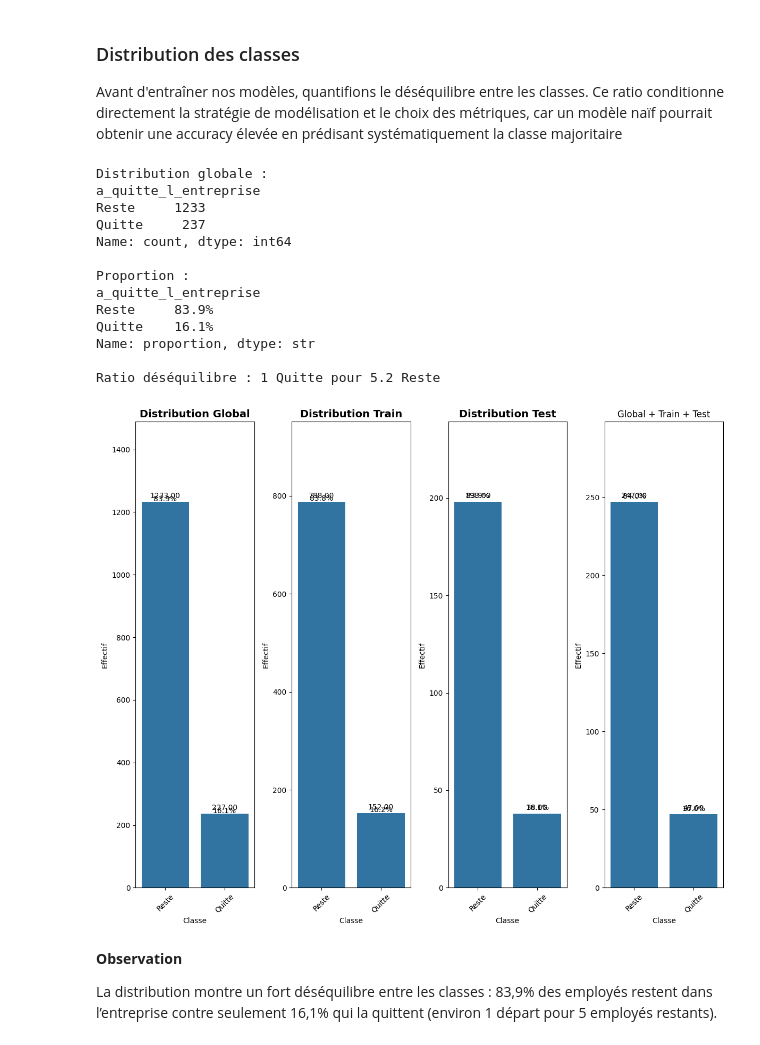
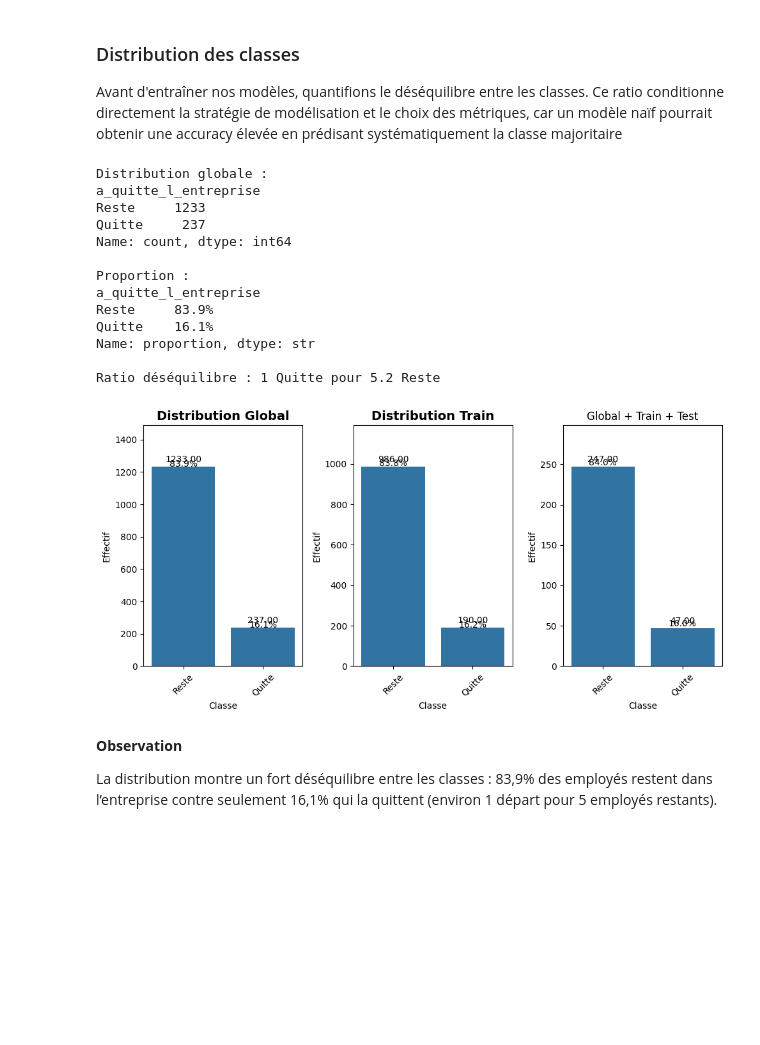
Before and after one commit to RaphaelRIVIERE/Projet-4-Classifiez-automatiquement-des-informations, a Jupyter notebook: 2_notebook.ipynb, the cells around one changed output. Drawn from its saved outputs; the diff is of its cells as text; code cells hidden in the pictures; blank space fills up the shorter version.

```diff
--- a/2_notebook.ipynb
+++ b/2_notebook.ipynb
@@ -102,21 +107,13 @@ Le découpage train/test est réalisé avec l’option `stratify=y` afin de pré
 
 Nous réservons 20% des données comme jeu de test pour l'évaluation finale des modèles, et nous appliquerons une validation croisée sur le jeu de train.
 # %%
-X_train_test, X_val, y_train_test, y_val = train_test_split(
+X_train, X_test, y_train, y_test = train_test_split(
     X,
     y,
     test_size=TEST_SIZE,
     random_state=RANDOM_STATE,
 	stratify=y
 )
-
-X_train, X_test, y_train, y_test = train_test_split(
-    X_train_test,
-    y_train_test,
-    test_size=TEST_SIZE,
-    random_state=RANDOM_STATE,
-	stratify=y_train_test
-)
 # %% [markdown]
 ### Distribution des classes
 
@@ -130,38 +127,39 @@ print(f"\nProportion :")
 print(y.value_counts(normalize=True).rename(index=class_labels).map(lambda x: f"{x:.1%}"))
 print(f"\nRatio déséquilibre : 1 Quitte pour {y.value_counts()[0] / y.value_counts()[1]:.1f} Reste")
 
-fig, axes = plt.subplots(1, 4, figsize=(12, 10))
+fig, axes = plt.subplots(1, 3, figsize=(10, 5))
 
 for ax, (data, title) in zip(axes, [
-    (y, "Global"), (y_train, "Train"), (y_test, "Test"), (y_val, "Val")
+    (y, "Global"), (y_train, "Train"), (y_test, "Test")
 ]):
     counts = data.value_counts().rename(index=class_labels)
     df_counts = pd.DataFrame({'Classe': counts.index, 'Effectif': counts.values})
     vi.create_barplot(
         df_counts, ax, x='Classe', y='Effectif',
         title=f'Distribution {title}'
     )
     for i, (label, count) in enumerate(counts.items()):
         pct = count / len(data)
         ax.text(i, count + 2, f"{pct:.1%}", ha='center', fontsize=10)
+
 plt.title("Global + Train + Test")
 plt.tight_layout()
 plt.show()
 # %% [output]
 Distribution globale :
 a_quitte_l_entreprise
 Reste     1233
 Quitte     237
 Name: count, dtype: int64
 
 Proportion :
 a_quitte_l_entreprise
 Reste     83.9%
 Quitte    16.1%
 Name: proportion, dtype: str
 
 Ratio déséquilibre : 1 Quitte pour 5.2 Reste
-[figure, old version]
+[figure, new version]
 # %% [markdown]
 **Observation**
 
```
Also changed, not shown: parts of 82 cells of this notebook, 6 other files.
